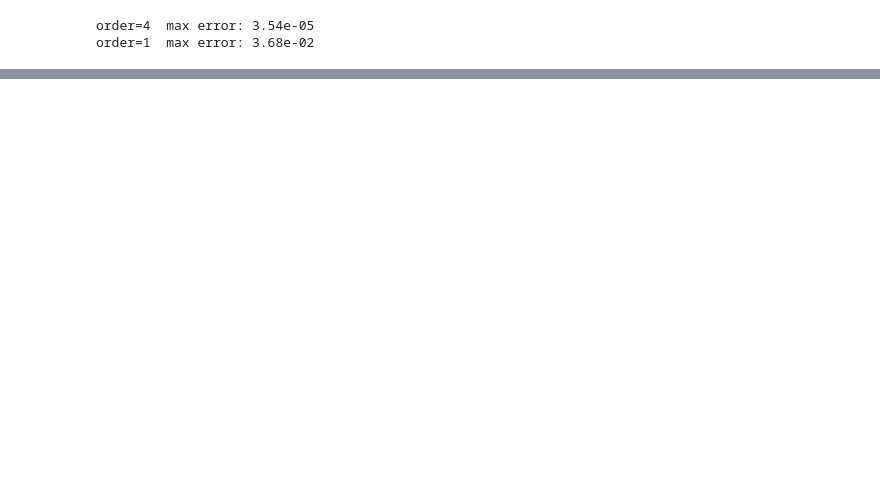
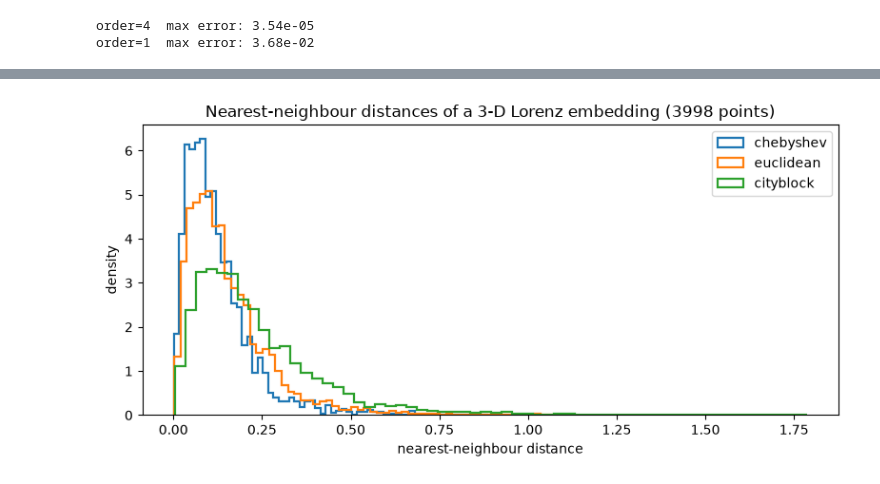
Before and after one commit to ieeningnwq/nolitisea, a Jupyter notebook: examples/utils.ipynb, the cells around one changed output, grey strips where cells are left out. Cells and saved outputs as stored; diff of their text form; code cells hidden in the pictures; blank space fills up the shorter version.

```diff
--- a/examples/utils.ipynb
+++ b/examples/utils.ipynb
@@ -156,0 +304,28 @@ plt.show()
+# %%
+from scipy.spatial import cKDTree
+
+from nolitisea.core.embed import delay_embedding
+
+_, states = lorenz(length=4000)
+ts = states[:, 0]
+emb = delay_embedding(ts, dim=3, delay=1)
+
+fig, ax = plt.subplots(figsize=(8, 4))
+for p, metric in [(np.inf, "chebyshev"), (2.0, "euclidean"), (1.0, "cityblock")]:
+    tree = cKDTree(emb)
+    knn_dist, index = tree.query(emb, k=2, p=p)   # column 0 is the point itself
+    neighbours = emb[index[:, 1]]
+
+    d = pairwise_row_distance(emb, neighbours, metric=metric)
+    np.testing.assert_allclose(d, knn_dist[:, 1])  # agrees with the tree
+    ax.hist(d, bins=60, density=True, histtype="step", lw=1.6, label=metric)
+
+ax.set_xlabel("nearest-neighbour distance")
+ax.set_ylabel("density")
+ax.set_title(f"Nearest-neighbour distances of a 3-D Lorenz embedding "
+             f"({emb.shape[0]} points)")
+ax.legend()
+plt.tight_layout()
+plt.show()
+# %% [output]
+[figure, added]
```
Also changed, not shown: parts of 25 cells of this notebook, 48 other files.
